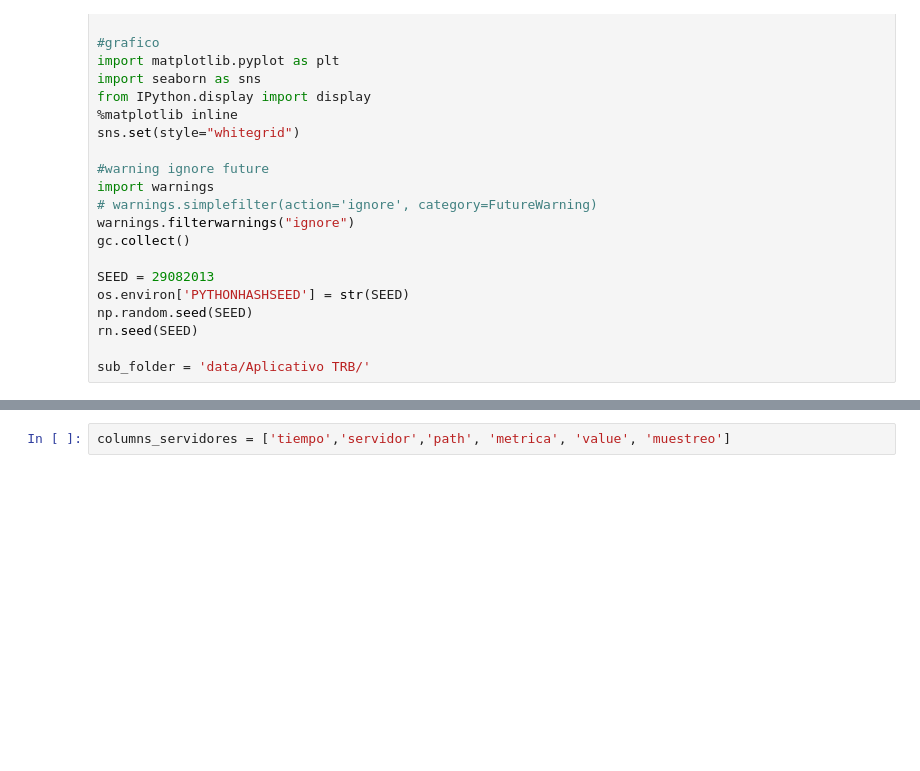
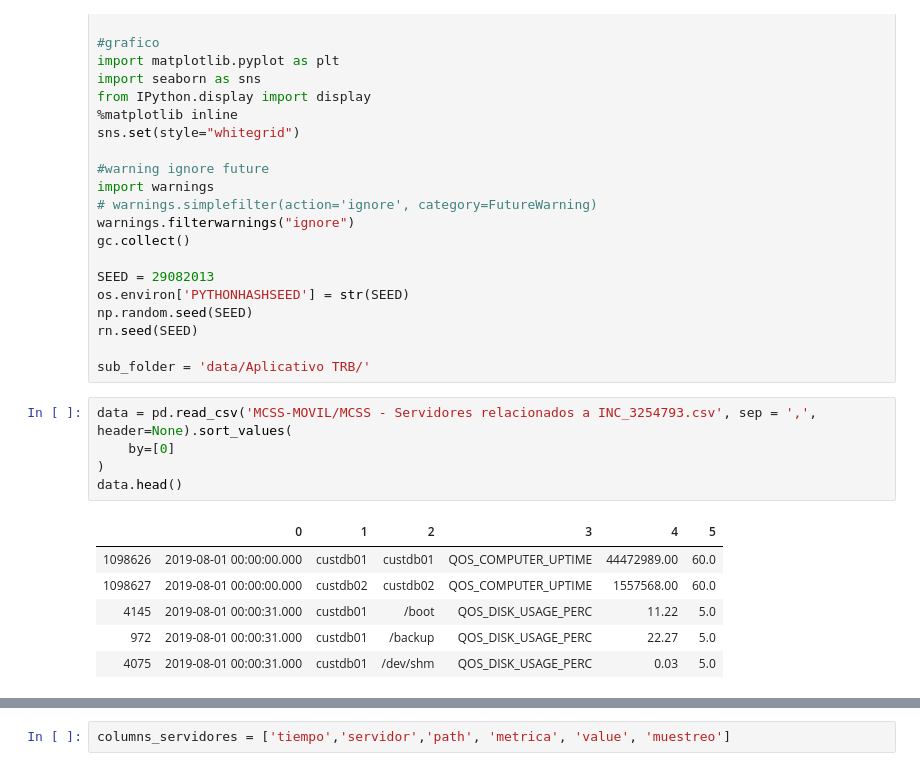
Before and after one commit to JoseJaita/Movistar-POC, a Jupyter notebook: TRB.ipynb, the cells around one changed output, grey strips where cells are left out. Cells and saved outputs as stored; diff of their text form; blank space fills up the shorter version.

```diff
--- a/TRB.ipynb
+++ b/TRB.ipynb
@@ -29,3 +29,15 @@ np.random.seed(SEED)
 rn.seed(SEED)
 
 sub_folder = 'data/Aplicativo TRB/'
+# %%
+data = pd.read_csv('MCSS-MOVIL/MCSS - Servidores relacionados a INC_3254793.csv', sep = ',', header=None).sort_values(
+    by=[0]
+)
+data.head()
+# %% [output]
+|  | 0 | 1 | 2 | 3 | 4 | 5 |
+| 1098626 | 2019-08-01 00:00:00.000 | custdb01 | custdb01 | QOS_COMPUTER_UPTIME | 44472989.00 | 60.0 |
+| 1098627 | 2019-08-01 00:00:00.000 | custdb02 | custdb02 | QOS_COMPUTER_UPTIME | 1557568.00 | 60.0 |
+| 4145 | 2019-08-01 00:00:31.000 | custdb01 | /boot | QOS_DISK_USAGE_PERC | 11.22 | 5.0 |
+| 972 | 2019-08-01 00:00:31.000 | custdb01 | /backup | QOS_DISK_USAGE_PERC | 22.27 | 5.0 |
+| 4075 | 2019-08-01 00:00:31.000 | custdb01 | /dev/shm | QOS_DISK_USAGE_PERC | 0.03 | 5.0 |
```
Also changed, not shown: parts of 7 cells of this notebook, 2 other files.
